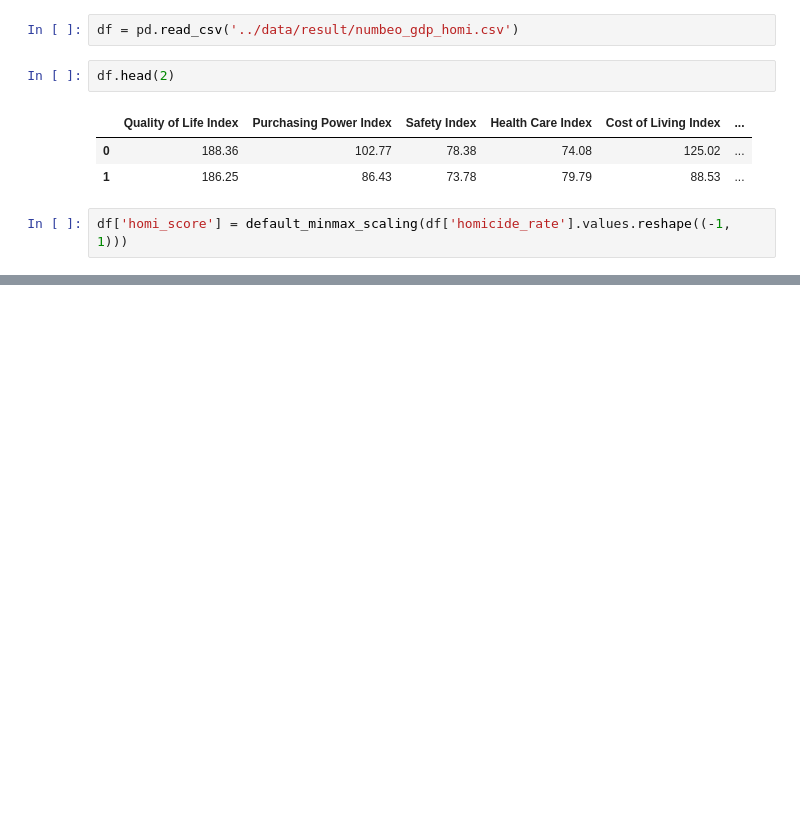
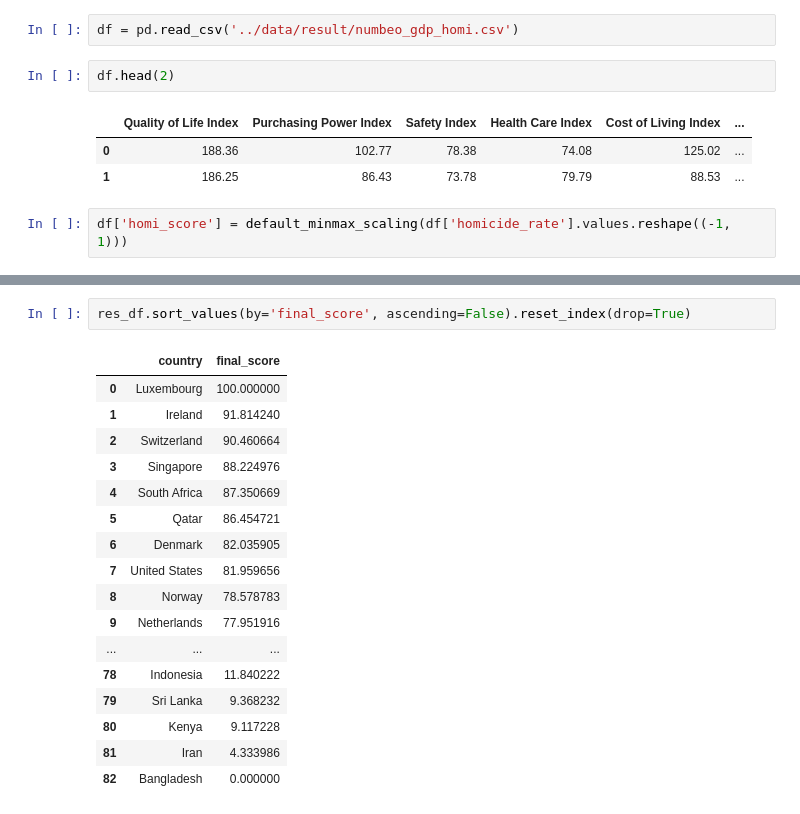
Before and after one commit to PVGorshenin/country_comparison, a Jupyter notebook: notebook/free.ipynb, the cells around one changed output, grey strips where cells are left out. Drawn from its saved outputs; the diff is of its cells as text; blank space fills up the shorter version.

```diff
--- a/notebook/free.ipynb
+++ b/notebook/free.ipynb
@@ -37,0 +40,20 @@ df[['country', 'homi_score']].sort_values(by='homi_score')
+# %%
+res_df.sort_values(by='final_score', ascending=False).reset_index(drop=True)
+# %% [output]
+|  | country | final_score |
+| 0 | Luxembourg | 100.000000 |
+| 1 | Ireland | 91.814240 |
+| 2 | Switzerland | 90.460664 |
+| 3 | Singapore | 88.224976 |
+| 4 | South Africa | 87.350669 |
+| 5 | Qatar | 86.454721 |
+| 6 | Denmark | 82.035905 |
+| 7 | United States | 81.959656 |
+| 8 | Norway | 78.578783 |
+| 9 | Netherlands | 77.951916 |
+| ... | ... | ... |
+| 78 | Indonesia | 11.840222 |
+| 79 | Sri Lanka | 9.368232 |
+| 80 | Kenya | 9.117228 |
+| 81 | Iran | 4.333986 |
+| 82 | Bangladesh | 0.000000 |
```
Also changed, not shown: parts of 3 cells of this notebook, 2 other files.
